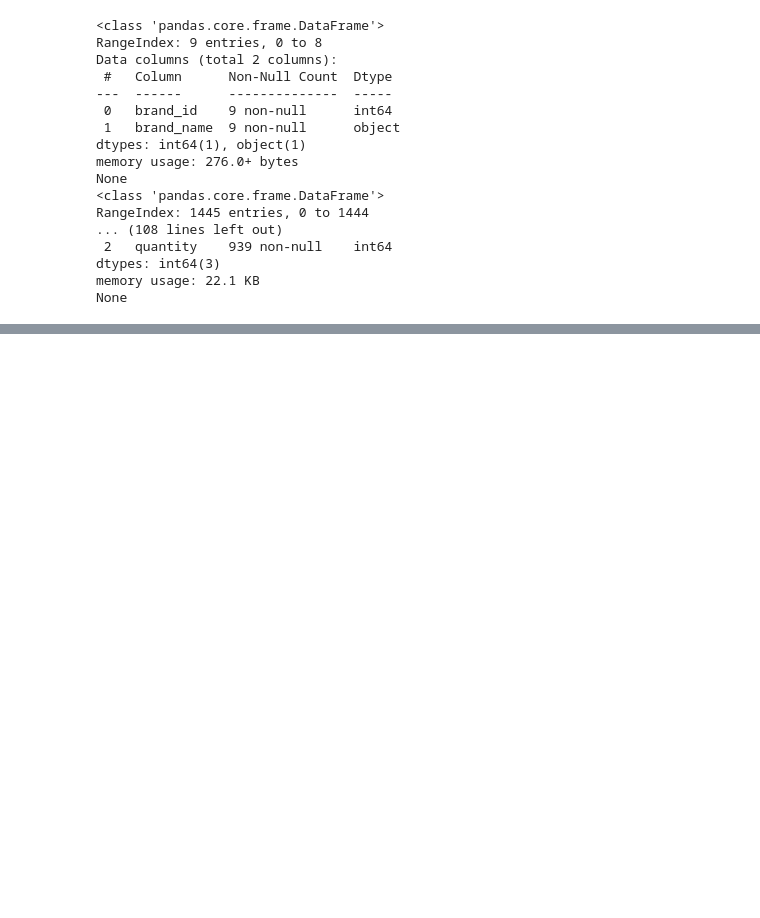
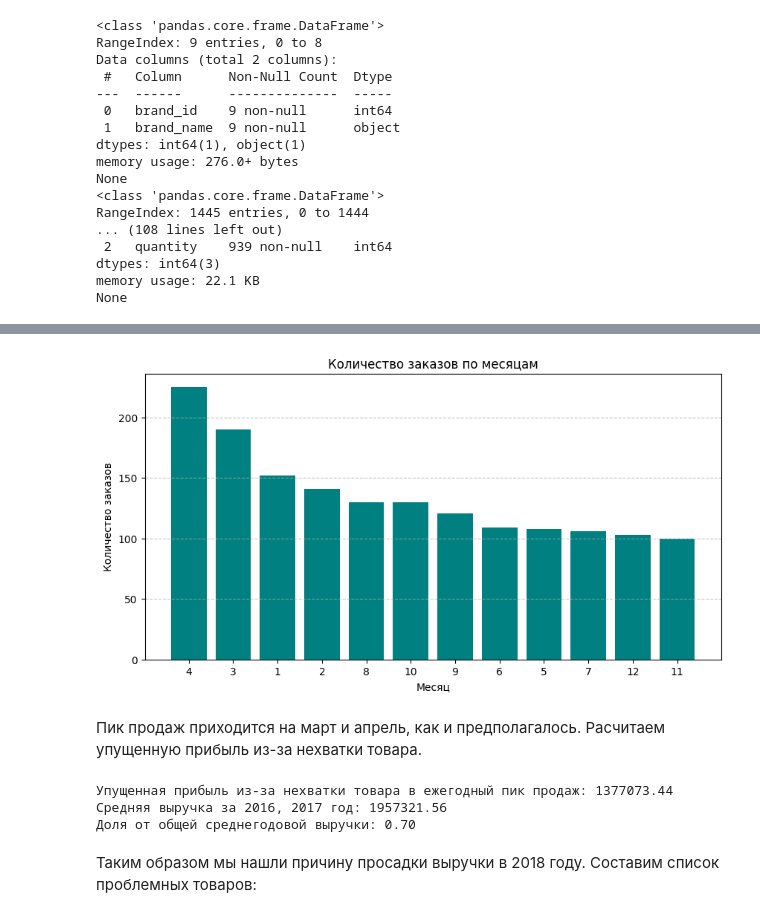
Before and after one commit to AslanZeinalov/retail_store_analysis, a Jupyter notebook: bike_store_analysis.ipynb, the cells around one changed output, grey strips where cells are left out. Drawn from its saved outputs; the diff is of its cells as text; code cells hidden in the pictures; blank space fills up the shorter version.

```diff
--- a/bike_store_analysis.ipynb
+++ b/bike_store_analysis.ipynb
@@ -473,0 +166,35 @@ client_statistic_count.head(10)
+# %%
+temp_df = pd.merge(orders, order_items, on='order_id')
+temp_df['discount_price'] = temp_df['list_price'] - temp_df['list_price'] * temp_df['discount']
+temp_df['order_date'] = pd.to_datetime(temp_df['order_date'])
+temp_df['year'] = temp_df['order_date'].dt.year
+temp_df['mounth'] = temp_df['order_date'].dt.month
+
+monthly_orders = temp_df.groupby('mounth', as_index=False).agg(order_count=('order_id', 'nunique'))
+
+monthly_orders = monthly_orders.sort_values('order_count', ascending=False)
+
+plt.figure(figsize=(10, 5))
+plt.bar(monthly_orders['mounth'].astype(str), monthly_orders['order_count'], color='teal')
+plt.xlabel('Месяц')
+plt.ylabel('Количество заказов')
+plt.title('Количество заказов по месяцам')
+plt.grid(axis='y', linestyle='--', alpha=0.7)
+plt.show()
+# %% [output]
+[figure, added]
+# %% [markdown]
+Пик продаж приходится на март и апрель, как и предполагалось. Расчитаем упущенную прибыль из-за нехватки товара.
+# %%
+missing_revenue = temp_df[temp_df['mounth'].isin([3, 4])]['discount_price'].sum()
+print(f"Упущенная прибыль из-за нехватки товара в ежегодный пик продаж: {missing_revenue:.2f}")
+
+avg_year_revenue = temp_df[temp_df['year'].isin([2016, 2017])].groupby('year')['discount_price'].sum().mean()
+print(f"Средняя выручка за 2016, 2017 год: {avg_year_revenue:.2f}")
+print(f"Доля от общей среднегодовой выручки: {missing_revenue / avg_year_revenue:.2f}")
+# %% [output]
+Упущенная прибыль из-за нехватки товара в ежегодный пик продаж: 1377073.44
+Средняя выручка за 2016, 2017 год: 1957321.56
+Доля от общей среднегодовой выручки: 0.70
+# %% [markdown]
+Таким образом мы нашли причину просадки выручки в 2018 году. Составим список проблемных товаров:
```
Also changed, not shown: parts of 118 cells of this notebook.
